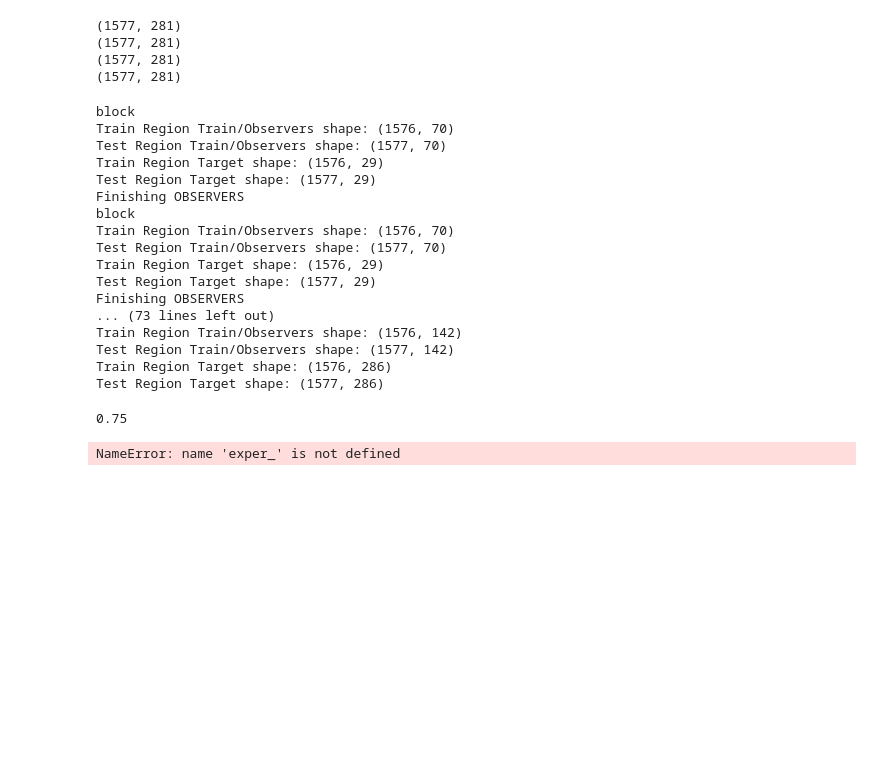
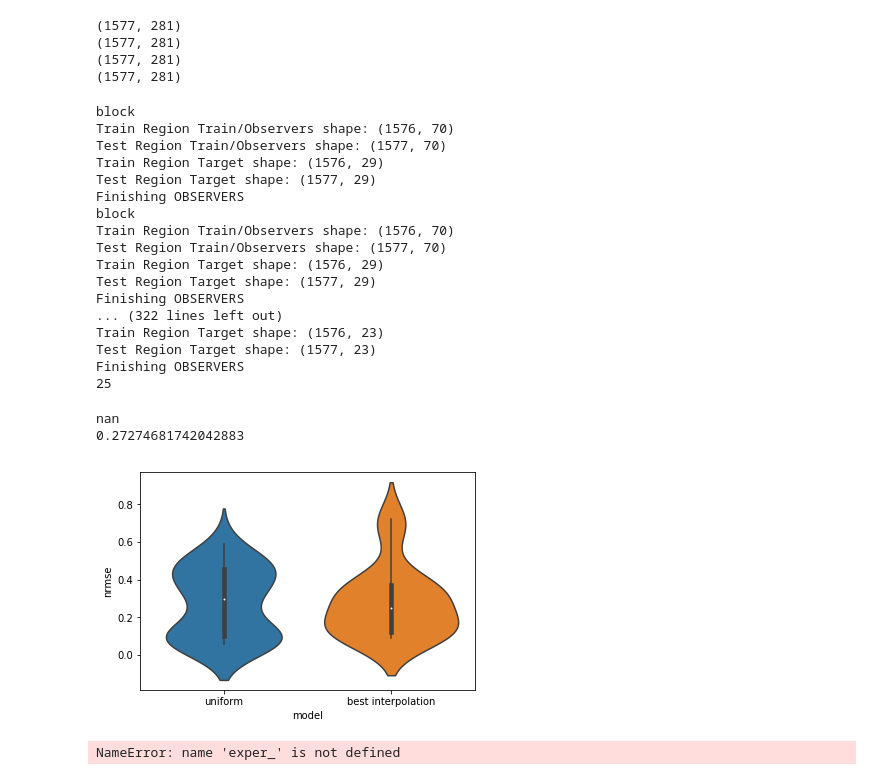
Before and after one commit to blindedjoy/Reservoir, a Jupyter notebook: MARIOS/Analysis.ipynb, the cells around one changed output. Drawn from its saved outputs; the diff is of its cells as text; code cells hidden in the pictures; blank space fills up the shorter version.

```diff
--- a/MARIOS/Analysis.ipynb
+++ b/MARIOS/Analysis.ipynb
@@ -243,6 +322,7 @@ for n in range(len(publish_sightIp.experiment_lst)):
     #nrmse(exper_unif.prediction, exper_unif.xTe)
     exper_exp = publish_sightIp.get_experiment(publish_sightIp.experiment_lst[n])
     print(n)
+    exper_exp.model = "exponential"
     new_ = nrmse(exper_exp.prediction, exper_exp.xTe)
     publish_sightIp.experiment_lst[n]["prediction"]["exponential"] = exper_exp.prediction
     publish_sightIp.experiment_lst[n]["nrmse"]["exponential"] = new_
@@ -261,12 +341,24 @@ Test Region Train/Observers shape: (1577, 70)
 Train Region Target shape: (1576, 29)
 Test Region Target shape: (1577, 29)
 Finishing OBSERVERS
-... (73 lines left out)
-Train Region Train/Observers shape: (1576, 142)
-Test Region Train/Observers shape: (1577, 142)
-Train Region Target shape: (1576, 286)
-Test Region Target shape: (1577, 286)
+... (322 lines left out)
+Train Region Target shape: (1576, 23)
+Test Region Target shape: (1577, 23)
+Finishing OBSERVERS
+25
-# %%
-sum((np.array(old) - np.array(new))>0)
-# %% [output]
-0.75
+# %%
+nrmse_lst = []
+for i, exp_ in enumerate(publish_sightIp.experiment_lst[1:26]):
+    nrmse_lst.append(exp_["nrmse"])
+hi = pd.DataFrame(nrmse_lst)
+hi = hi.drop(columns = ["ip: linear", "exponential"])
+hi = hi.melt()
+
+hi.columns = ["model", "nrmse"]
+sns.violinplot(x = "model", y = "nrmse" , data = hi)
+print(np.mean(hi.nrmse[hi.model == "exponential"]))
+print(np.mean(hi.nrmse[hi.model == "uniform"]))
+# %% [output]
+nan
+0.27274681742042883
+[figure, added]
```
Also changed, not shown: parts of 44 cells of this notebook, 10 other files.
